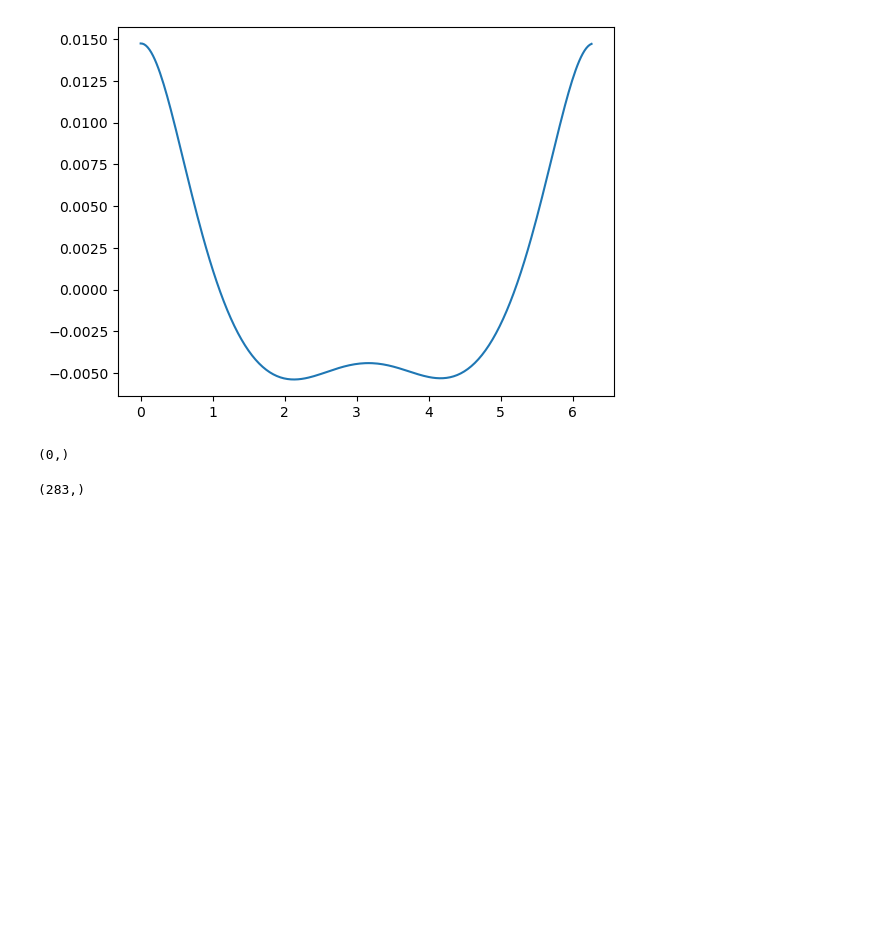
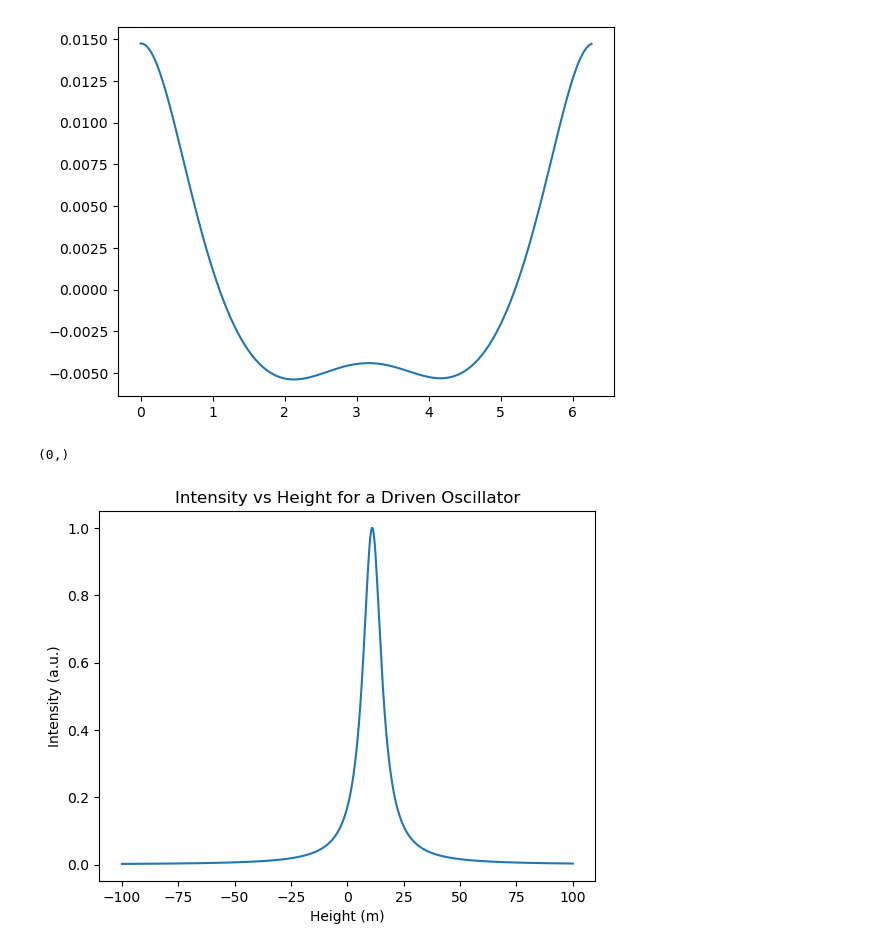
Before and after one commit to Bouwmeester-Lab/superfluid-dynamics, a Jupyter notebook: CuSuperHelium/Python/example.ipynb, the cells around one changed output. Drawn from its saved outputs; the diff is of its cells as text; code cells hidden in the pictures; blank space fills up the shorter version.

```diff
--- a/CuSuperHelium/Python/example.ipynb
+++ b/CuSuperHelium/Python/example.ipynb
@@ -392,8 +392,29 @@ plt.show()
 # %% [output]
 (0,)
 # %%
+
+def intensity(height, f_0, f_in, G, gamma, max_intensity=1.0):
+    delta_f = f_0 - G * height - f_in
+    return gamma**2/4 *  max_intensity / (delta_f**2 + (0.5*gamma)**2)
+
+import matplotlib.pyplot as plt
+import numpy as np
+
+f_0 = 1.0
+f_in = -10
+G = 1.0
+gamma = 10.0
+height = np.linspace(-100, 100, 1000)
+intensities = intensity(height, f_0, f_in, G, gamma)
+
+plt.figure()
+plt.plot(height, intensities)
+plt.xlabel("Height (m)")
+plt.ylabel("Intensity (a.u.)")
+plt.title("Intensity vs Height for a Driven Oscillator")
+plt.show()
 # %% [output]
-(283,)
+[figure, added]
 # %%
 
 %matplotlib Qt
```
